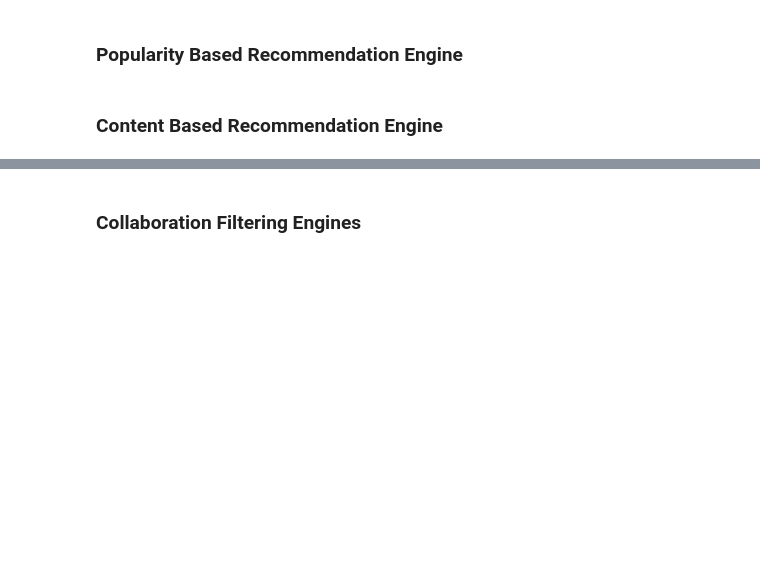
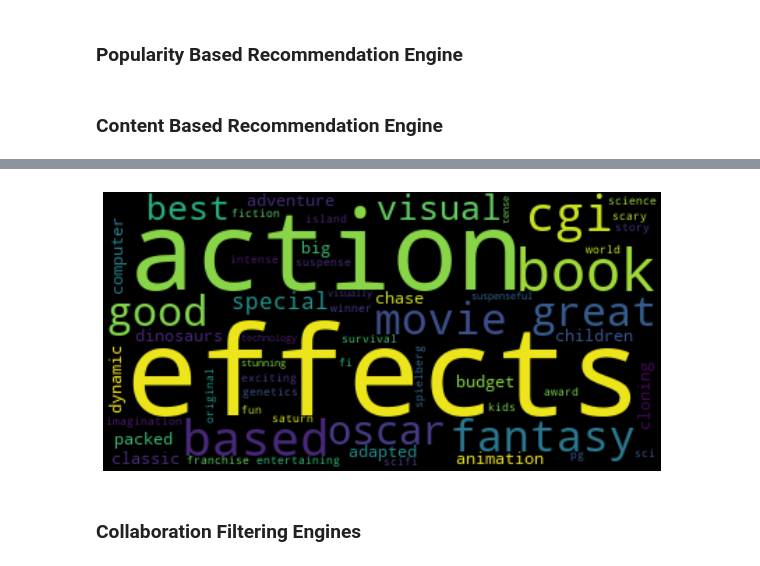
Before and after one commit to titusndondo/unsupervised-predict-streamlit-template, a Jupyter notebook: predict_deliverables/EDA.ipynb, the cells around one changed output, grey strips where cells are left out. Cells and saved outputs as stored; diff of their text form; code cells hidden in the pictures; blank space fills up the shorter version.

```diff
--- a/predict_deliverables/EDA.ipynb
+++ b/predict_deliverables/EDA.ipynb
@@ -577,0 +679,7 @@ plt.show()
+# %%
+from sklearn.metrics.pairwise import cosine_similarity
+dist_matrix = cosine_similarity(text_matrix)
+# %%
+print(dist_matrix.shape)
+dist_matrix = pd.DataFrame(dist_matrix, index = text_data['title'], columns = text_data['title'])
+dist_matrix.head()
@@ -577,0 +696,11 @@ plt.show()
+# %%
+sim_data = pd.DataFrame(
+    (
+        dist_matrix
+     .loc[movie_title]
+     .sort_values(ascending = False)[1:]
+     .reset_index()
+     .rename(columns = {movie_title:'similarity'}).iloc[:100]
+    )
+)
+sim_data.head()
@@ -578,3 +714,8 @@ plt.show()
+# %%
+movie_title = sim_data['title'][0]
+plotCloud(movie_title = movie_title)
+# %% [output]
+[figure, added]
 # %% [markdown]
 ### Collaboration Filtering Engines
 # %% [markdown]
```
Also changed, not shown: parts of 15 cells of this notebook.
